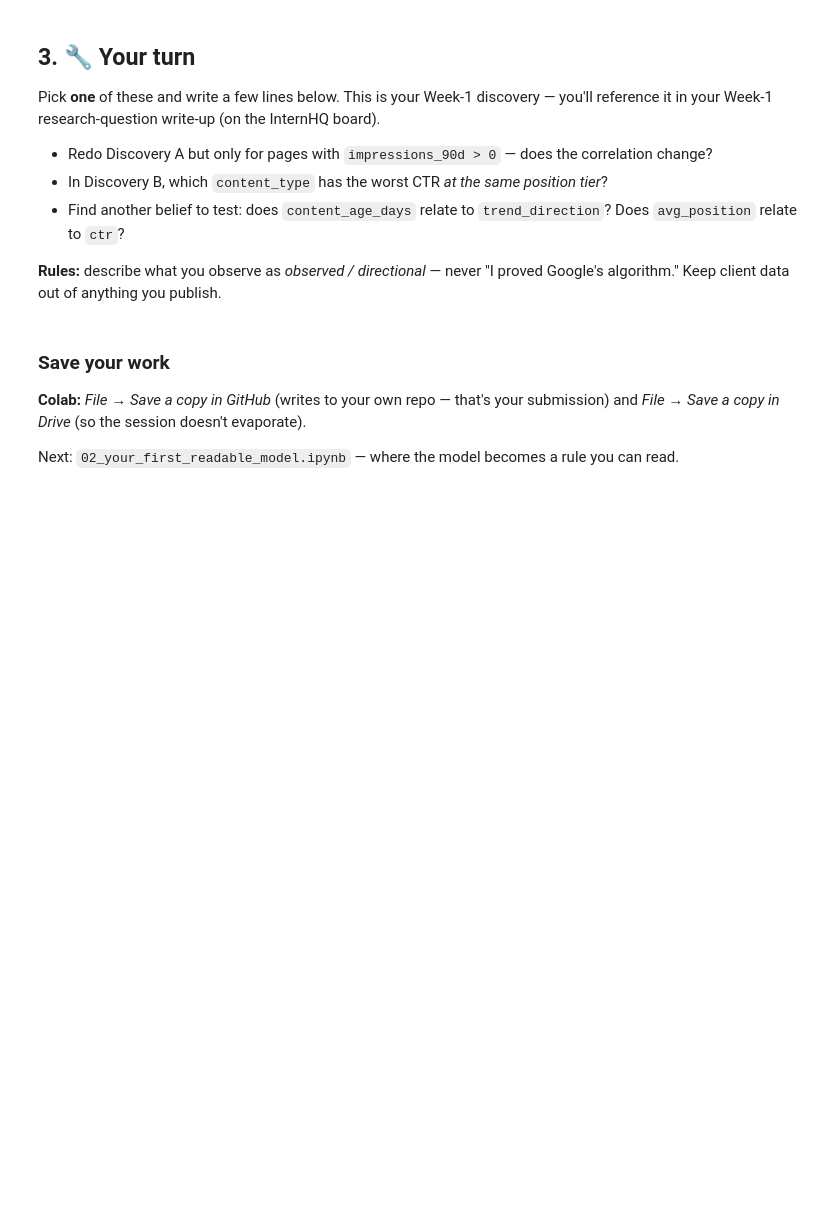
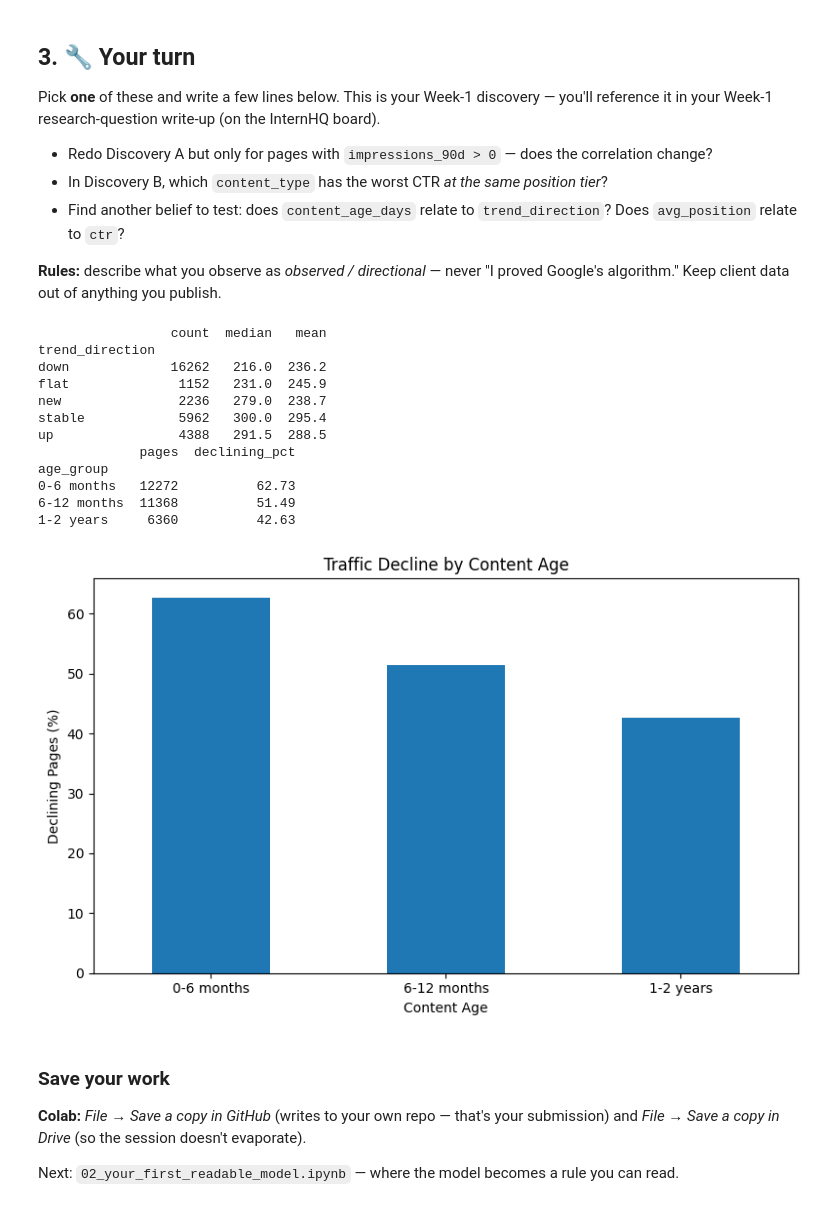
Before and after one commit to pharelljeremy/Flyrank_Internship_1, a Jupyter notebook: notebooks/01_first_look_and_discovery.ipynb, the cells around one changed output. Drawn from its saved outputs; the diff is of its cells as text; code cells hidden in the pictures; blank space fills up the shorter version.

```diff
--- a/notebooks/01_first_look_and_discovery.ipynb
+++ b/notebooks/01_first_look_and_discovery.ipynb
@@ -135,7 +135,61 @@ Pick **one** of these and write a few lines below. This is your Week-1 discovery
 **Rules:** describe what you observe as *observed / directional* — never "I proved Google's algorithm." Keep client data out of anything you publish.
 # %%
 # Your discovery here
-#These groups have very different average click rates, but you need the group definitions, group sizes, and impression totals before turning that pattern into an SEO recommendation.
+
+# Discovery: Does content age relate to traffic decline?
+# Compare content age across traffic trends
+import matplotlib.pyplot as plt
+
+age_stats = df.groupby("trend_direction")["content_age_days"].agg(
+    ["count", "median", "mean"]
+)
+
+print(age_stats.round(1))
+
+# Group pages by age
+df["age_group"] = pd.cut(
+    df["content_age_days"],
+    bins=[0, 180, 365, 730, float("inf")],
+    labels=["0-6 months", "6-12 months", "1-2 years", "2+ years"],
+    include_lowest=True
+)
+
+# Calculate declining percentage by age group
+decline = df.groupby("age_group", observed=True).agg(
+    pages=("trend_direction", "size"),
+    declining_pct=("trend_direction", lambda x: (x == "down").mean() * 100)
+)
+
+print(decline.round(2))
+
+decline["declining_pct"].plot(
+    kind="bar",
+    figsize=(8, 5),
+    title="Traffic Decline by Content Age",
+    xlabel="Content Age",
+    ylabel="Declining Pages (%)",
+    rot=0
+)
+
+plt.tight_layout()
+plt.show()
+
+# discovery
+# Newer content seems more likely to experience traffic decline in this dataset. This could be because newer pages haven't established stable traffic yet. However, this doesn't mean that age directly causes traffic decline.
+# %% [output]
+                 count  median   mean
+trend_direction
+down             16262   216.0  236.2
+flat              1152   231.0  245.9
+new               2236   279.0  238.7
+stable            5962   300.0  295.4
+up                4388   291.5  288.5
+             pages  declining_pct
+age_group
+0-6 months   12272          62.73
+6-12 months  11368          51.49
+1-2 years     6360          42.63
+[figure, added]
 # %% [markdown]
 ### Save your work
 **Colab:** *File → Save a copy in GitHub* (writes to your own repo — that's your submission) and *File → Save a copy in Drive* (so the session doesn't evaporate).
```
Also changed, not shown: 1 other file.
